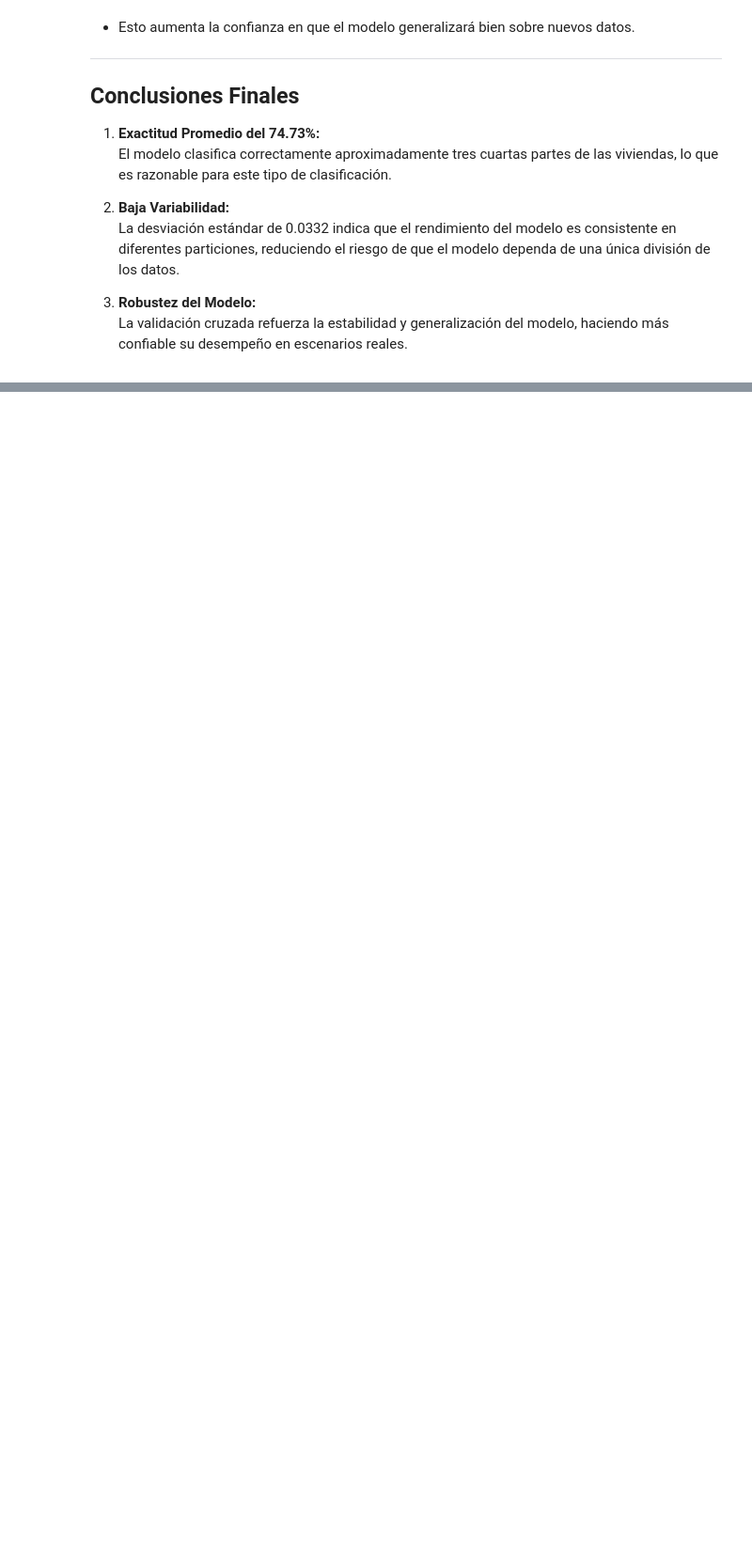
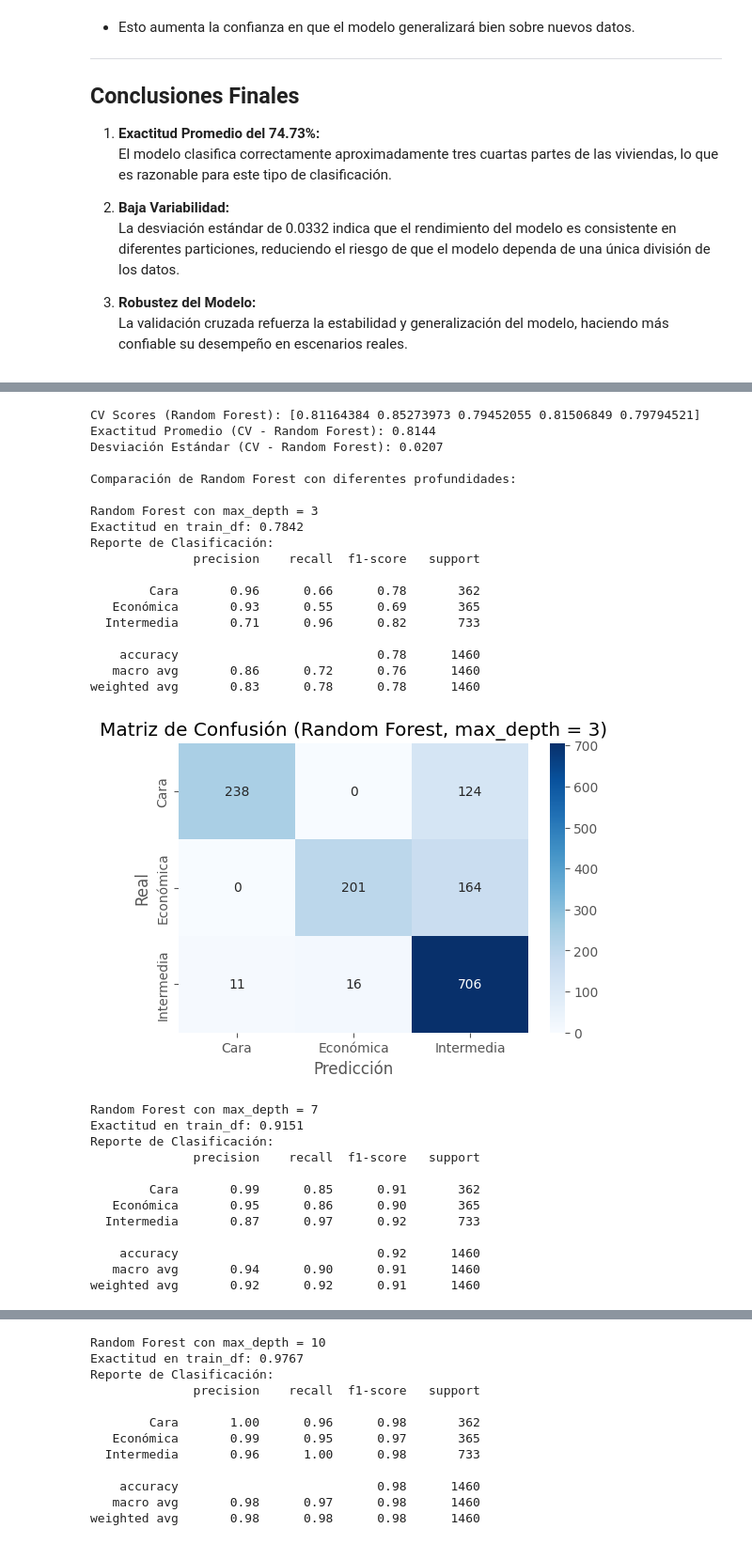
Before and after one commit to Hayser8/HT4, a Jupyter notebook: HT4.ipynb, the cells around one changed output, grey strips where cells are left out. Shown at 94% size. Drawn from its saved outputs; the diff is of its cells as text; code cells hidden in the pictures; blank space fills up the shorter version.

```diff
--- a/HT4.ipynb
+++ b/HT4.ipynb
@@ -2144,0 +2236,67 @@ Se entrenó el modelo usando validación cruzada con 5 particiones, obteniéndos
+# %%
+from sklearn.ensemble import RandomForestClassifier
+from sklearn.model_selection import cross_val_score
+
+rf_clf = RandomForestClassifier(n_estimators=100, max_depth=5, random_state=42)
+rf_clf.fit(X_dum, y)
+cv_scores_rf = cross_val_score(rf_clf, X_dum, y, cv=kfold, scoring='accuracy')
+print("CV Scores (Random Forest):", cv_scores_rf)
+print("Exactitud Promedio (CV - Random Forest):", np.round(cv_scores_rf.mean(), 4))
+print("Desviación Estándar (CV - Random Forest):", np.round(cv_scores_rf.std(), 4))
+y_pred_rf = rf_clf.predict(X_test_dum)
+depths = [3, 7, 10]
+
+print("\nComparación de Random Forest con diferentes profundidades:")
+
+for depth in depths:
+    rf_temp = RandomForestClassifier(n_estimators=100, max_depth=depth, random_state=42)
+    rf_temp.fit(X_dum, y)
+    y_pred_temp_rf = rf_temp.predict(X_dum)
+    acc_temp_rf = accuracy_score(y, y_pred_temp_rf)
+
+    print(f"\nRandom Forest con max_depth = {depth}")
+    print(f"Exactitud en train_df: {acc_temp_rf:.4f}")
+    print("Reporte de Clasificación:")
+    print(classification_report(y, y_pred_temp_rf))
+
+    # Matriz de Confusión
+    cm_temp_rf = confusion_matrix(y, y_pred_temp_rf)
+    plt.figure(figsize=(6,4))
+    sns.heatmap(cm_temp_rf, annot=True, fmt='d', cmap="Blues",
+                xticklabels=rf_temp.classes_, yticklabels=rf_temp.classes_)
+    plt.xlabel("Predicción")
+    plt.ylabel("Real")
+    plt.title(f"Matriz de Confusión (Random Forest, max_depth = {depth})")
+    plt.show()
+# %% [output]
+CV Scores (Random Forest): [0.81164384 0.85273973 0.79452055 0.81506849 0.79794521]
+Exactitud Promedio (CV - Random Forest): 0.8144
+Desviación Estándar (CV - Random Forest): 0.0207
+
+Comparación de Random Forest con diferentes profundidades:
+
+Random Forest con max_depth = 3
+Exactitud en train_df: 0.7842
+Reporte de Clasificación:
+              precision    recall  f1-score   support
+
+        Cara       0.96      0.66      0.78       362
+   Económica       0.93      0.55      0.69       365
+  Intermedia       0.71      0.96      0.82       733
+
+    accuracy                           0.78      1460
+   macro avg       0.86      0.72      0.76      1460
+weighted avg       0.83      0.78      0.78      1460
+[figure, added]
+Random Forest con max_depth = 7
+Exactitud en train_df: 0.9151
+Reporte de Clasificación:
+              precision    recall  f1-score   support
+
+        Cara       0.99      0.85      0.91       362
+   Económica       0.95      0.86      0.90       365
+  Intermedia       0.87      0.97      0.92       733
+
+    accuracy                           0.92      1460
+   macro avg       0.94      0.90      0.91      1460
+weighted avg       0.92      0.92      0.91      1460
@@ -2144,0 +2304,12 @@ Se entrenó el modelo usando validación cruzada con 5 particiones, obteniéndos
+Random Forest con max_depth = 10
+Exactitud en train_df: 0.9767
+Reporte de Clasificación:
+              precision    recall  f1-score   support
+
+        Cara       1.00      0.96      0.98       362
+   Económica       0.99      0.95      0.97       365
+  Intermedia       0.96      1.00      0.98       733
+
+    accuracy                           0.98      1460
+   macro avg       0.98      0.97      0.98      1460
+weighted avg       0.98      0.98      0.98      1460
```
Also changed, not shown: parts of 6 cells of this notebook.
